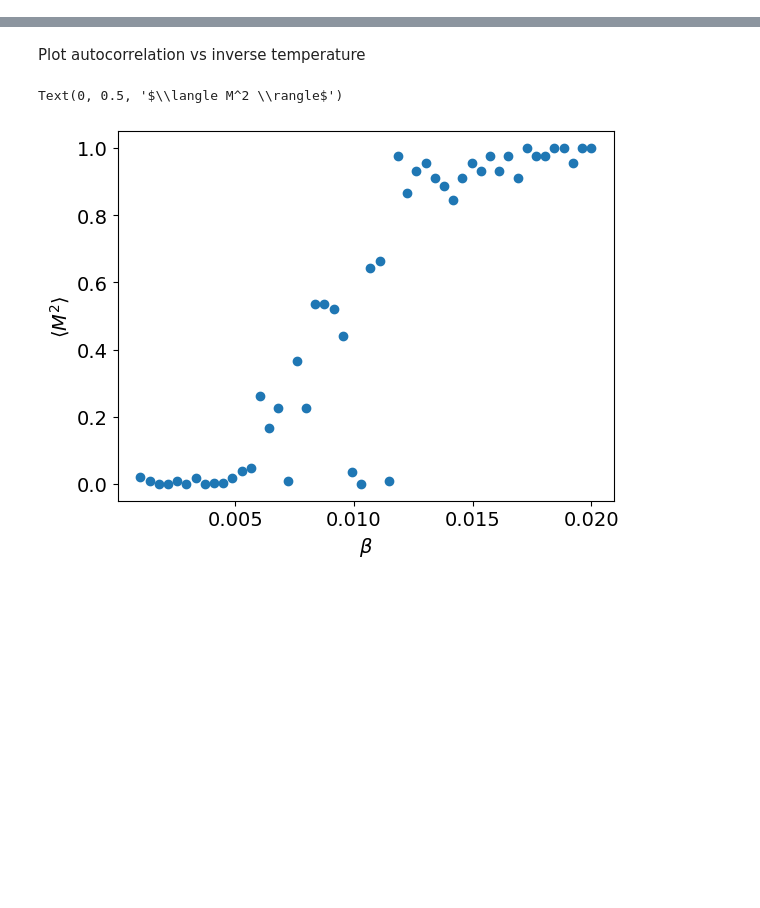
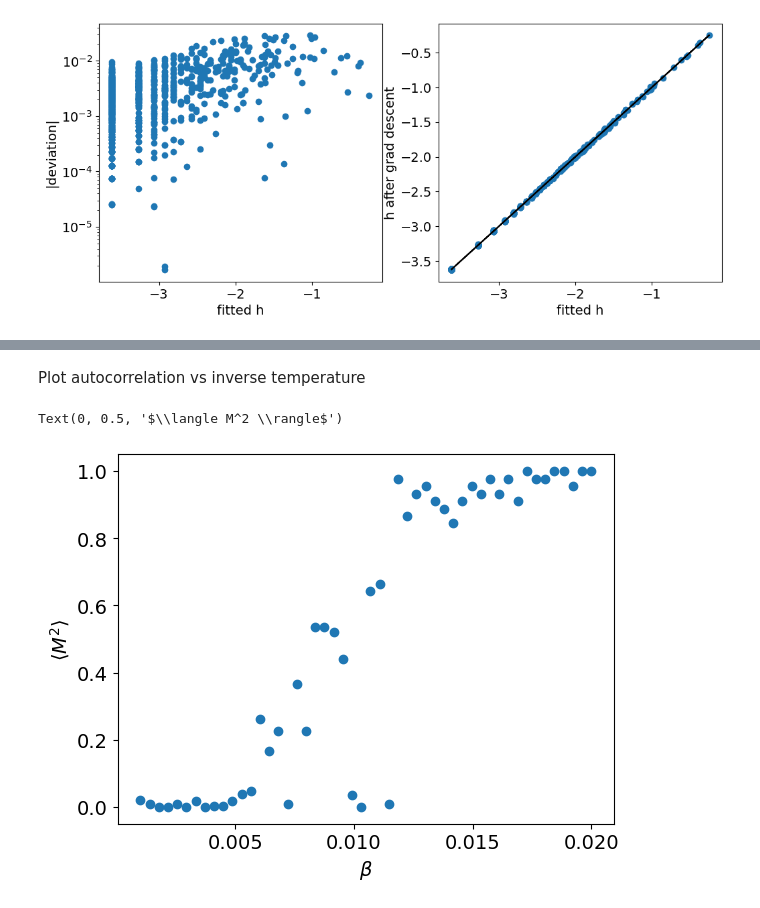
Before and after one commit to juancarlosfdc/noncanonical-olfaction, a Jupyter notebook: ising/fit_ising_model.ipynb, the cells around one changed output, grey strips where cells are left out. Saved outputs shown, nothing was run; the diff lists cells and outputs as text; code cells hidden in the pictures; blank space fills up the shorter version.

```diff
--- a/ising/fit_ising_model.ipynb
+++ b/ising/fit_ising_model.ipynb
@@ -195,0 +456,13 @@ new_h
+# %%
+fig, axs = plt.subplots(1, 2, figsize=(12, 5))
+axs[0].scatter(best_hs, jnp.abs(re_h[-1, :] - best_hs))
+axs[0].set_yscale('log')
+axs[1].scatter(best_hs, re_h[-1])
+axs[1].plot(best_hs, best_hs, color='black')
+axs[0].set_xlabel('fitted h')
+axs[0].set_ylabel('|deviation|')
+axs[1].set_xlabel('fitted h')
+axs[1].set_ylabel('h after grad descent')
+fig.savefig('tmp.png')
+# %% [output]
+[figure, added]
```
Also changed, not shown: parts of 49 cells of this notebook.
